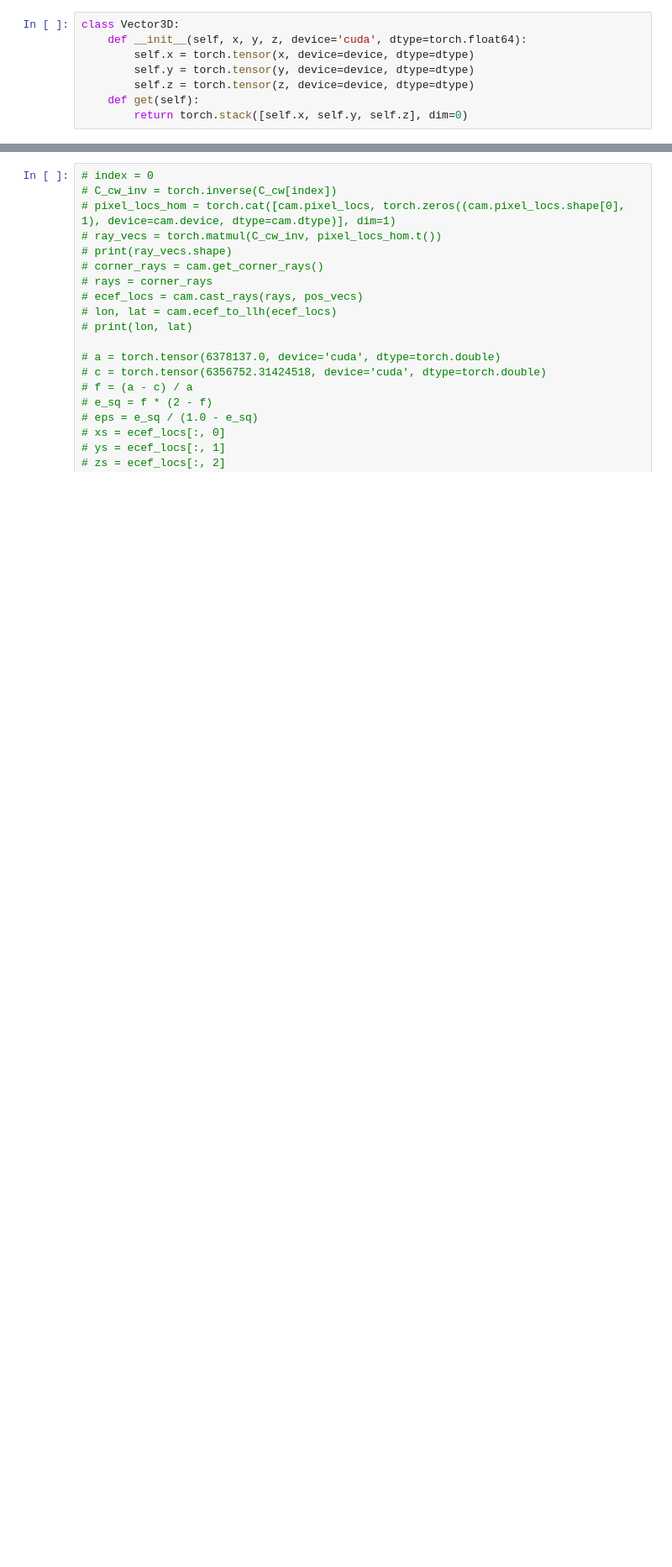
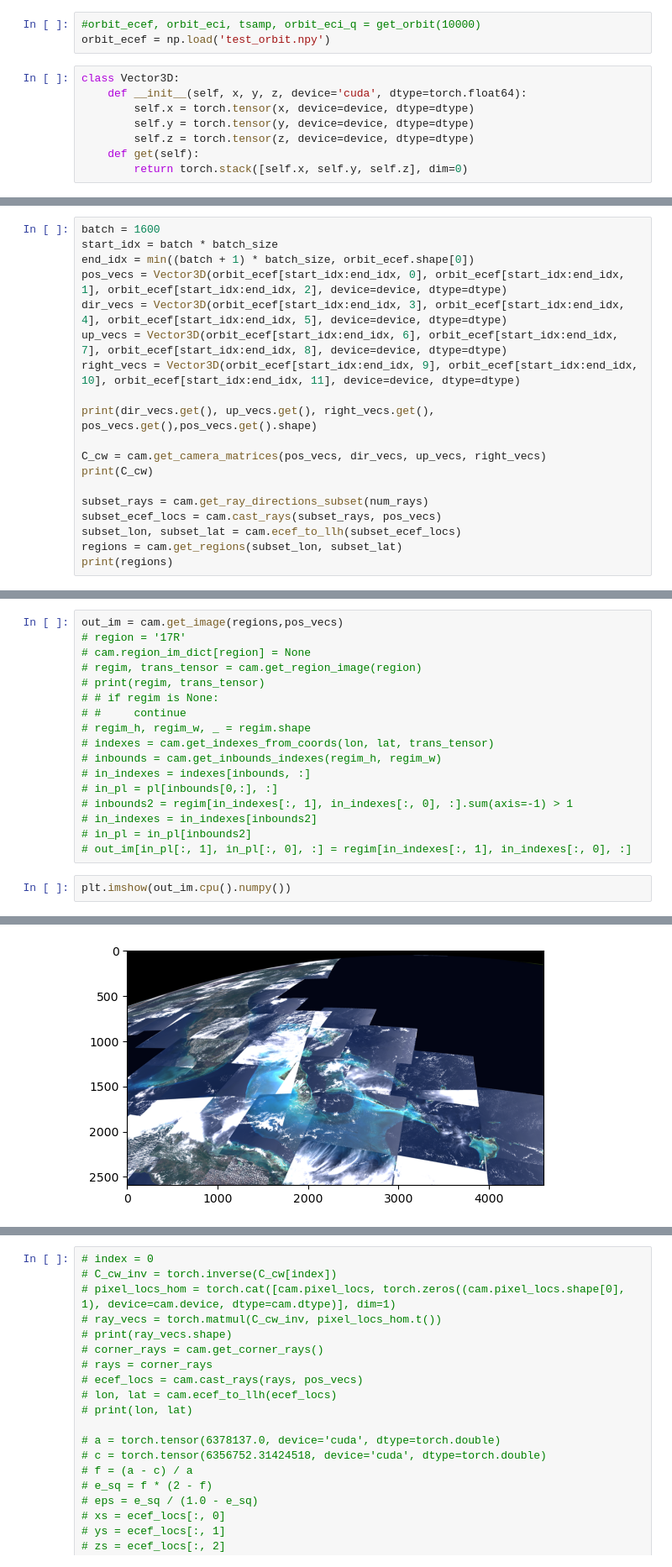
Before and after one commit to kyledmccleary/VINSat, a Jupyter notebook: sim2/testsatellite.ipynb, the cells around one changed output, grey strips where cells are left out. Shown: that part at 84% size. Cells and saved outputs as stored; diff of their text form; blank space fills up the shorter version.

Commit message:
example orbit, example video snippet, updated image generation

```diff
--- a/sim2/testsatellite.ipynb
+++ b/sim2/testsatellite.ipynb
@@ -35,3 +39,6 @@ orbit_ecef, orbit_eci, tsamp, orbit_eci_q = get_orbit(1000)
+# %%
+#orbit_ecef, orbit_eci, tsamp, orbit_eci_q = get_orbit(10000)
+orbit_ecef = np.load('test_orbit.npy')
 # %%
 class Vector3D:
     def __init__(self, x, y, z, device='cuda', dtype=torch.float64):
@@ -167,0 +262,19 @@ cam = SatelliteCamera(66, [4608, 2592])
+# %%
+batch = 1600
+start_idx = batch * batch_size
+end_idx = min((batch + 1) * batch_size, orbit_ecef.shape[0])
+pos_vecs = Vector3D(orbit_ecef[start_idx:end_idx, 0], orbit_ecef[start_idx:end_idx, 1], orbit_ecef[start_idx:end_idx, 2], device=device, dtype=dtype)
+dir_vecs = Vector3D(orbit_ecef[start_idx:end_idx, 3], orbit_ecef[start_idx:end_idx, 4], orbit_ecef[start_idx:end_idx, 5], device=device, dtype=dtype)
+up_vecs = Vector3D(orbit_ecef[start_idx:end_idx, 6], orbit_ecef[start_idx:end_idx, 7], orbit_ecef[start_idx:end_idx, 8], device=device, dtype=dtype)
+right_vecs = Vector3D(orbit_ecef[start_idx:end_idx, 9], orbit_ecef[start_idx:end_idx, 10], orbit_ecef[start_idx:end_idx, 11], device=device, dtype=dtype)
+
+print(dir_vecs.get(), up_vecs.get(), right_vecs.get(), pos_vecs.get(),pos_vecs.get().shape)
+
+C_cw = cam.get_camera_matrices(pos_vecs, dir_vecs, up_vecs, right_vecs)
+print(C_cw)
+
+subset_rays = cam.get_ray_directions_subset(num_rays)
+subset_ecef_locs = cam.cast_rays(subset_rays, pos_vecs)
+subset_lon, subset_lat = cam.ecef_to_llh(subset_ecef_locs)
+regions = cam.get_regions(subset_lon, subset_lat)
+print(regions)
@@ -167,0 +324,20 @@ cam = SatelliteCamera(66, [4608, 2592])
+# %%
+out_im = cam.get_image(regions,pos_vecs)
+# region = '17R'
+# cam.region_im_dict[region] = None
+# regim, trans_tensor = cam.get_region_image(region)
+# print(regim, trans_tensor)
+# # if regim is None:
+# #     continue
+# regim_h, regim_w, _ = regim.shape
+# indexes = cam.get_indexes_from_coords(lon, lat, trans_tensor)
+# inbounds = cam.get_inbounds_indexes(regim_h, regim_w)
+# in_indexes = indexes[inbounds, :]
+# in_pl = pl[inbounds[0,:], :]
+# inbounds2 = regim[in_indexes[:, 1], in_indexes[:, 0], :].sum(axis=-1) > 1
+# in_indexes = in_indexes[inbounds2]
+# in_pl = in_pl[inbounds2]
+# out_im[in_pl[:, 1], in_pl[:, 0], :] = regim[in_indexes[:, 1], in_indexes[:, 0], :]
+# %%
+plt.imshow(out_im.cpu().numpy())
+# %% [output]
@@ -168,2 +345,3 @@ cam = SatelliteCamera(66, [4608, 2592])
+[figure, added]
 # %%
 
```
Also changed, not shown: parts of 16 cells of this notebook, 2 other files.
